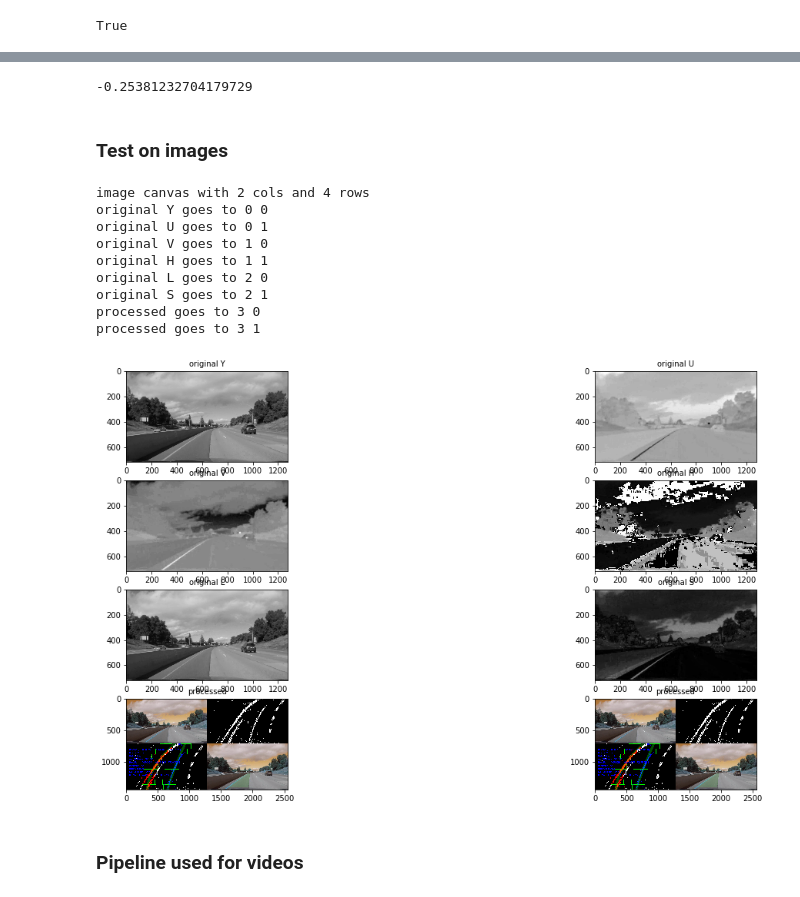
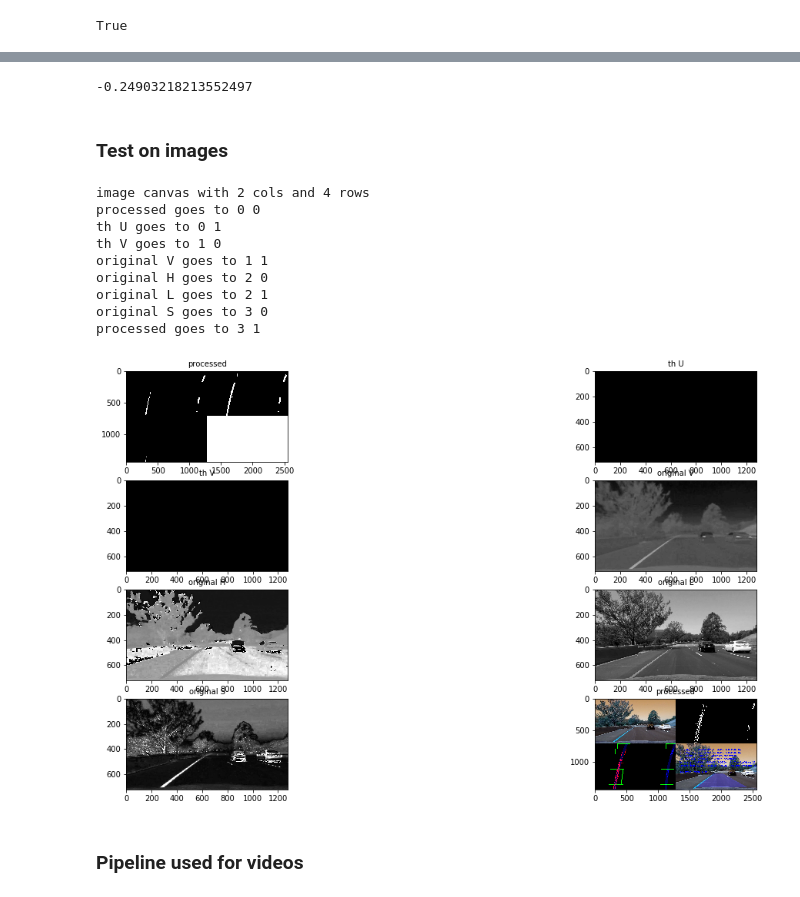
Before and after one commit to mwolfram/CarND-Advanced-Lane-Lines-mwolfram, a Jupyter notebook: pipeline.ipynb, the cells around one changed output, grey strips where cells are left out. Cells and saved outputs as stored; diff of their text form; code cells hidden in the pictures.

```diff
--- a/pipeline.ipynb
+++ b/pipeline.ipynb
@@ -837,7 +889,27 @@ right_line = None
 image = cv2.imread("test_images/test2.jpg")
 undistd = undist(image)
 persp = perspective_transform(undistd)
-gradx = abs_sobel_thresh(L(persp), orient='x', sobel_kernel=ksize, thresh=(10, 100))
+
+thresholded_Y = thresh(Y(persp), thresh=(200, 255))
+thresholded_V = thresh(V(persp), thresh=(155, 255))
+
+#gradxH = abs_sobel_thresh(H(persp), orient='x', sobel_kernel=ksize, thresh=(10, 100))
+gradxL = abs_sobel_thresh(L(persp), orient='x', sobel_kernel=ksize, thresh=(10, 100))
+gradxS = abs_sobel_thresh(S(persp), orient='x', sobel_kernel=ksize, thresh=(10, 100))
+
+# AND Y and V thresholded channels
+mix_color = np.zeros_like(gradxL)
+mix_color[(thresholded_Y == 1) | (thresholded_V == 1)] = 1
+
+# AND L and S channels gradients in x direction
+mix_gradx = np.zeros_like(gradxL)
+mix_gradx[(gradxL == 1) & (gradxS == 1)] = 1
+
+# OR color channels and gradients, save as gradx for use in further pipeline
+gradx = np.zeros_like(gradxL)
+gradx[(mix_color == 1) | (mix_gradx == 1)] = 1
+
+#gradx = abs_sobel_thresh(L(persp), orient='x', sobel_kernel=ksize, thresh=(10, 100))
 result, left_fit, right_fit = sliding_window(gradx)
 cv2.imwrite("output_images/test2_sliding_window.jpg", result)
 result, left_fit, right_fit = detect_from_previous(gradx, left_fit, right_fit)
@@ -846,7 +918,7 @@ lane_img = draw_lane_undistorted(undistd, left_fit, right_fit)
 cv2.imwrite("output_images/test2_lane_orig.jpg", lane_img)
 lane_offset(left_fit, right_fit, lane_img)
 # %% [output]
--0.25381232704179729
+-0.24903218213552497
 # %% [markdown]
 ### Test on images
 # %%
@@ -857,7 +929,7 @@ right_line = Line()
 
 image_displays=[]
 
-image = cv2.imread("test_images/test_challenge_1.jpg")
+image = cv2.imread("test_images/test6.jpg")
 #plt.imshow(process_image(image))'
 #plt.imshow(process_image(image))
 
@@ -872,57 +944,57 @@ image = cv2.imread("test_images/test_challenge_1.jpg")
 
 #left_lane_line = np.zeros_like(gradx)
 #thresholded_L = thresh(L(persp), thresh=(130, 255))
-#thresholded_Y = thresh(Y(persp), thresh=(200, 255))
-#thresholded_V = thresh(V(persp), thresh=(220, 255))
+thresholded_U = thresh(U(undist(image)), thresh=(0, 255))
+thresholded_V = thresh(V(undist(image)), thresh=(0, 255))
 #thresholded_L = thresh(L(persp), thresh=(180, 255))
 
-
-image_displays.append(ImageDisplay(Y(undist(image)), "original Y", "gray"))
-image_displays.append(ImageDisplay(U(undist(image)), "original U", "gray"))
+image_displays.append(ImageDisplay(process_image(image), "processed", "gray"))
+image_displays.append(ImageDisplay(thresholded_U, "th U", "gray"))
+image_displays.append(ImageDisplay(thresholded_V, "th V", "gray"))
 image_displays.append(ImageDisplay(V(undist(image)), "original V", "gray"))
 image_displays.append(ImageDisplay(H(undist(image)), "original H", "gray"))
 image_displays.append(ImageDisplay(L(undist(image)), "original L", "gray"))
 image_displays.append(ImageDisplay(S(undist(image)), "original S", "gray"))
 
-image_displays.append(ImageDisplay(process_image_video1(image), "processed", "gray"))
+
 image_displays.append(ImageDisplay(process_image_video1(image), "processed", "gray"))
 #image_displays.append(ImageDisplay(process_image(image), "processed_again", "gray"))
 
 # display all images
 show_multiple(image_displays)
 
 
 
 #image = cv2.imread("test_images/straight_lines2.jpg")
 
 # Choose a Sobel kernel size
 #ksize = 5 # Choose a larger odd number to smooth gradient measurements
 
 # Apply each of the thresholding functions
 #gradx = abs_sobel_thresh(S(image), orient='x', sobel_kernel=ksize, thresh=(10, 100))
 #grady = abs_sobel_thresh(S(image), orient='y', sobel_kernel=ksize, thresh=(10, 100))
 #mag_binary = mag_thresh(S(image), sobel_kernel=ksize, mag_thresh=(10, 100))
 #dir_binary = dir_threshold(L(image), sobel_kernel=ksize, thresh=(0.1, 0.3))
 
 #histogram = np.sum(gradx[int(gradx.shape[0]/2):,:], axis=0)
 #plt.plot(histogram)
 
 #return sliding_window(gradx)
 
 #combined = np.zeros_like(dir_binary)
 #combined[((gradx == 1) & (grady == 1)) | ((mag_binary == 1) & (dir_binary == 1))] = 1
 #combined[(gradx == 1) & (grady == 1)] = 1
 # %% [output]
 image canvas with 2 cols and 4 rows
-original Y goes to 0 0
-original U goes to 0 1
-original V goes to 1 0
-original H goes to 1 1
-original L goes to 2 0
-original S goes to 2 1
-processed goes to 3 0
+processed goes to 0 0
+th U goes to 0 1
+th V goes to 1 0
+original V goes to 1 1
+original H goes to 2 0
+original L goes to 2 1
+original S goes to 3 0
 processed goes to 3 1
-[figure, old version]
+[figure, new version]
 # %% [markdown]
 ### Pipeline used for videos
 # %%
```
Also changed, not shown: parts of 4 cells of this notebook, 9 other files.
